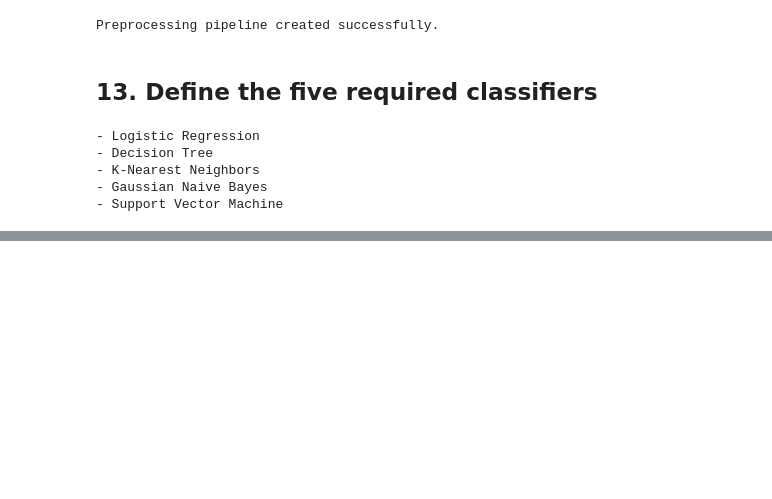
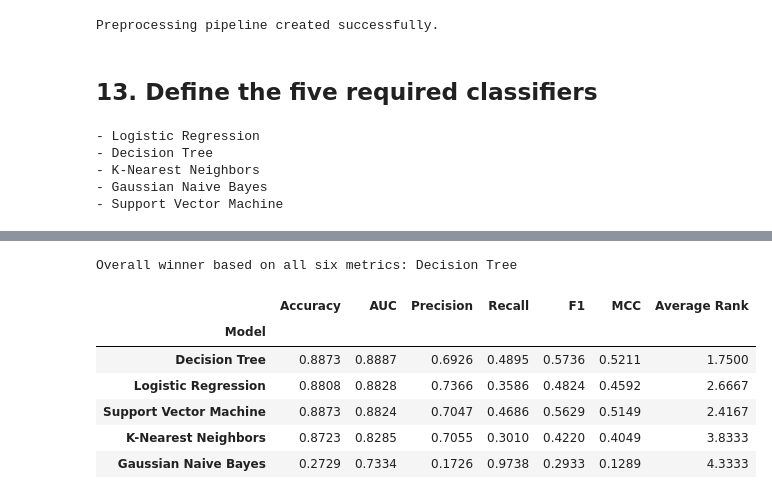
Before and after one commit to Priyasahaana/2026AJ05309_ML_Assignment2_ShopSense_Online_Purchase_Intention, a Jupyter notebook: 2026AJ05309_MACHINE_LEARNING_AIMLZG565_Assignment2.ipynb, the cells around one changed output, grey strips where cells are left out. Saved outputs shown, nothing was run; the diff lists cells and outputs as text; code cells hidden in the pictures; blank space fills up the shorter version.

```diff
--- a/2026AJ05309_MACHINE_LEARNING_AIMLZG565_Assignment2.ipynb
+++ b/2026AJ05309_MACHINE_LEARNING_AIMLZG565_Assignment2.ipynb
@@ -509,0 +704,17 @@ for name in models:
+# %%
+metric_columns = ["Accuracy", "AUC", "Precision", "Recall", "F1", "MCC"]
+model_ranks = results_df[metric_columns].rank(ascending=False, method="average")
+results_df["Average Rank"] = model_ranks.mean(axis=1)
+overall_winner = results_df["Average Rank"].idxmin()
+
+print("Overall winner based on all six metrics:", overall_winner)
+display(results_df.round(4))
+# %% [output]
+Overall winner based on all six metrics: Decision Tree
+|  | Accuracy | AUC | Precision | Recall | F1 | MCC | Average Rank |
+| Model |  |  |  |  |  |  |  |
+| Decision Tree | 0.8873 | 0.8887 | 0.6926 | 0.4895 | 0.5736 | 0.5211 | 1.7500 |
+| Logistic Regression | 0.8808 | 0.8828 | 0.7366 | 0.3586 | 0.4824 | 0.4592 | 2.6667 |
+| Support Vector Machine | 0.8873 | 0.8824 | 0.7047 | 0.4686 | 0.5629 | 0.5149 | 2.4167 |
+| K-Nearest Neighbors | 0.8723 | 0.8285 | 0.7055 | 0.3010 | 0.4220 | 0.4049 | 3.8333 |
+| Gaussian Naive Bayes | 0.2729 | 0.7334 | 0.1726 | 0.9738 | 0.2933 | 0.1289 | 4.3333 |
```
Also changed, not shown: parts of 10 cells of this notebook.
